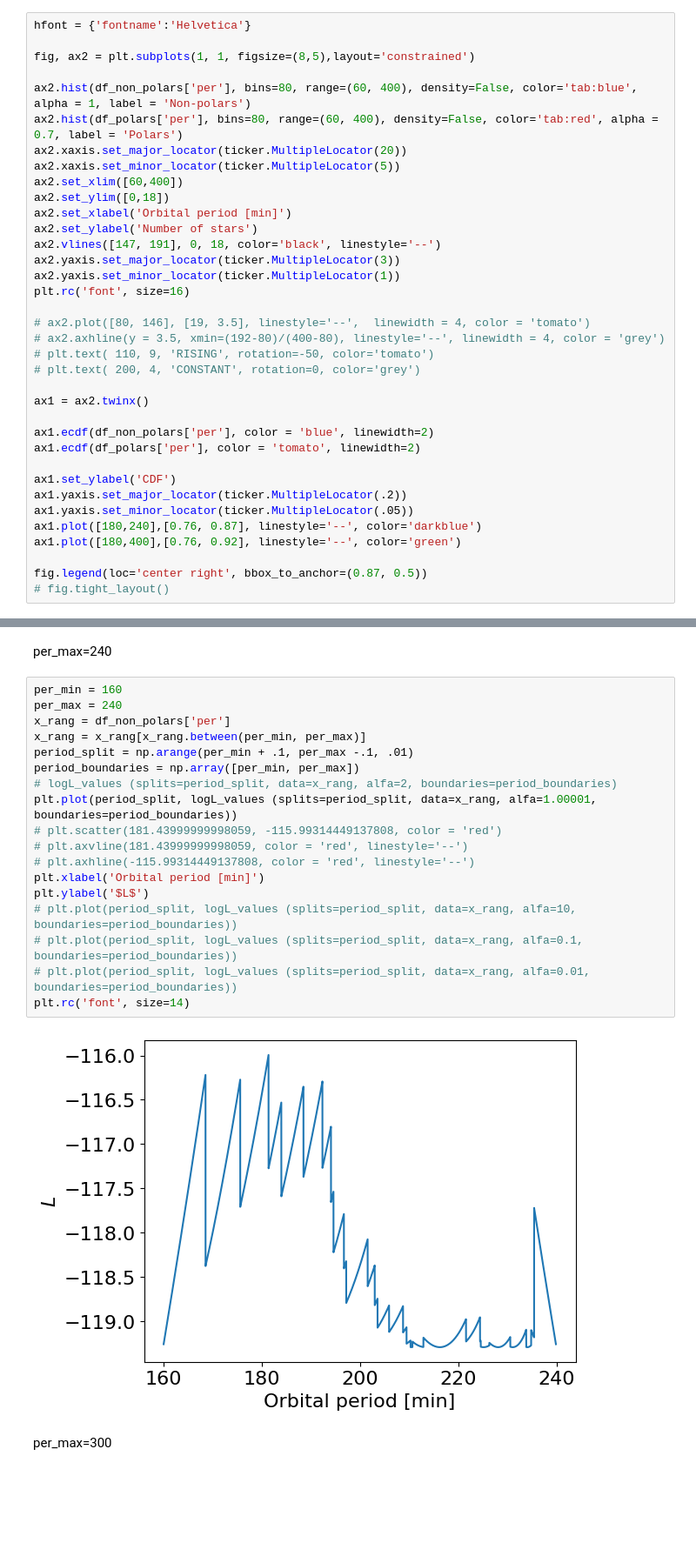
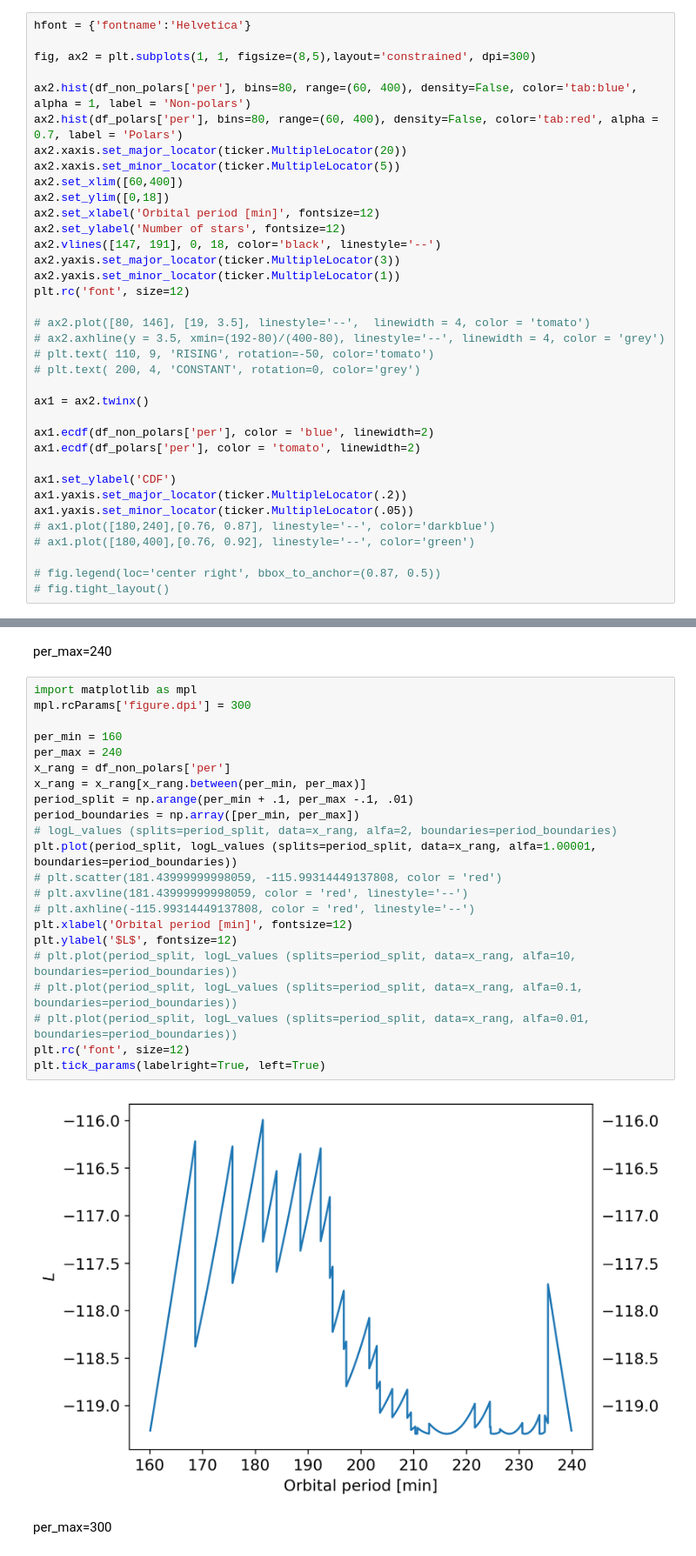
Before and after one commit to wknop/licencjat, a Jupyter notebook: notebook1.ipynb, the cells around one changed output, grey strips where cells are left out. Shown at 87% size. Cells and saved outputs as stored; diff of their text form; blank space fills up the shorter version.

Commit message:
minor changes to the look of the plots

```diff
--- a/notebook1.ipynb
+++ b/notebook1.ipynb
@@ -55,7 +55,7 @@ See the caveats in the documentation: https://pandas.pydata.org/pandas-docs/stab
 # %%
 hfont = {'fontname':'Helvetica'}
 
-fig, ax2 = plt.subplots(1, 1, figsize=(8,5),layout='constrained')
+fig, ax2 = plt.subplots(1, 1, figsize=(8,5),layout='constrained', dpi=300)
 
 ax2.hist(df_non_polars['per'], bins=80, range=(60, 400), density=False, color='tab:blue', alpha = 1, label = 'Non-polars')
 ax2.hist(df_polars['per'], bins=80, range=(60, 400), density=False, color='tab:red', alpha = 0.7, label = 'Polars')
@@ -63,12 +63,12 @@ ax2.xaxis.set_major_locator(ticker.MultipleLocator(20))
 ax2.xaxis.set_minor_locator(ticker.MultipleLocator(5))
 ax2.set_xlim([60,400])
 ax2.set_ylim([0,18])
-ax2.set_xlabel('Orbital period [min]')
-ax2.set_ylabel('Number of stars')
+ax2.set_xlabel('Orbital period [min]', fontsize=12)
+ax2.set_ylabel('Number of stars', fontsize=12)
 ax2.vlines([147, 191], 0, 18, color='black', linestyle='--')
 ax2.yaxis.set_major_locator(ticker.MultipleLocator(3))
 ax2.yaxis.set_minor_locator(ticker.MultipleLocator(1))
-plt.rc('font', size=16)
+plt.rc('font', size=12)
 
 # ax2.plot([80, 146], [19, 3.5], linestyle='--',  linewidth = 4, color = 'tomato')
 # ax2.axhline(y = 3.5, xmin=(192-80)/(400-80), linestyle='--', linewidth = 4, color = 'grey')
@@ -83,9 +83,9 @@ ax1.ecdf(df_polars['per'], color = 'tomato', linewidth=2)
 ax1.set_ylabel('CDF')
 ax1.yaxis.set_major_locator(ticker.MultipleLocator(.2))
 ax1.yaxis.set_minor_locator(ticker.MultipleLocator(.05))
-ax1.plot([180,240],[0.76, 0.87], linestyle='--', color='darkblue')
-ax1.plot([180,400],[0.76, 0.92], linestyle='--', color='green')
+# ax1.plot([180,240],[0.76, 0.87], linestyle='--', color='darkblue')
+# ax1.plot([180,400],[0.76, 0.92], linestyle='--', color='green')
 
-fig.legend(loc='center right', bbox_to_anchor=(0.87, 0.5))
+# fig.legend(loc='center right', bbox_to_anchor=(0.87, 0.5))
 # fig.tight_layout()
 # %% [output]
@@ -221,25 +220,29 @@ def logL_values(splits, data, alfa, boundaries):
 # %% [markdown]
 per_max=240
 # %%
+import matplotlib as mpl
+mpl.rcParams['figure.dpi'] = 300
+
 per_min = 160
 per_max = 240
 x_rang = df_non_polars['per']
 x_rang = x_rang[x_rang.between(per_min, per_max)]
 period_split = np.arange(per_min + .1, per_max -.1, .01)
 period_boundaries = np.array([per_min, per_max])
 # logL_values (splits=period_split, data=x_rang, alfa=2, boundaries=period_boundaries)
 plt.plot(period_split, logL_values (splits=period_split, data=x_rang, alfa=1.00001, boundaries=period_boundaries))
 # plt.scatter(181.43999999998059, -115.99314449137808, color = 'red')
 # plt.axvline(181.43999999998059, color = 'red', linestyle='--')
 # plt.axhline(-115.99314449137808, color = 'red', linestyle='--')
-plt.xlabel('Orbital period [min]')
-plt.ylabel('$L$')
+plt.xlabel('Orbital period [min]', fontsize=12)
+plt.ylabel('$L$', fontsize=12)
 # plt.plot(period_split, logL_values (splits=period_split, data=x_rang, alfa=10, boundaries=period_boundaries))
 # plt.plot(period_split, logL_values (splits=period_split, data=x_rang, alfa=0.1, boundaries=period_boundaries))
 # plt.plot(period_split, logL_values (splits=period_split, data=x_rang, alfa=0.01, boundaries=period_boundaries))
-plt.rc('font', size=14)
+plt.rc('font', size=12)
+plt.tick_params(labelright=True, left=True)
 # %% [output]
-[figure, old version]
+[figure, new version]
 # %% [markdown]
 per_max=300
 # %%
```
Also changed, not shown: parts of 2 cells of this notebook, 1 other file.
